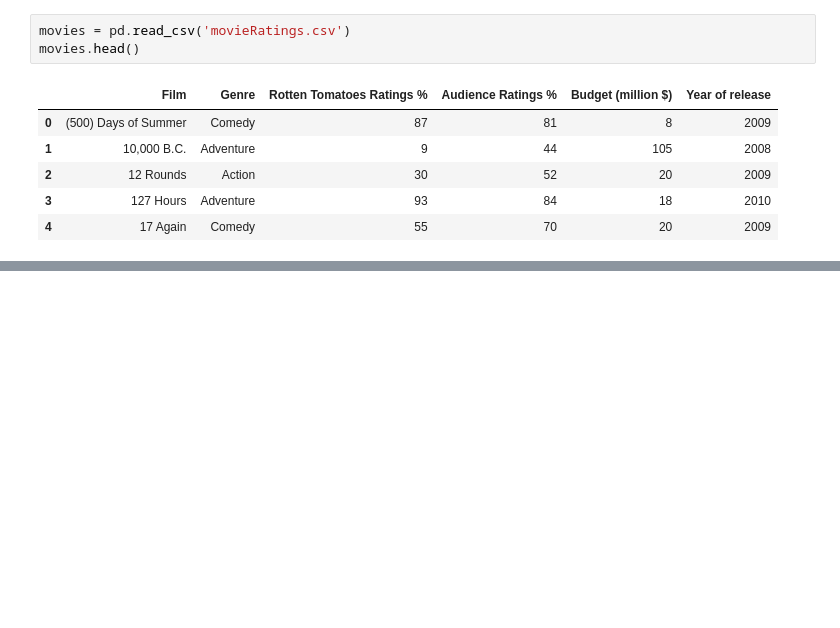
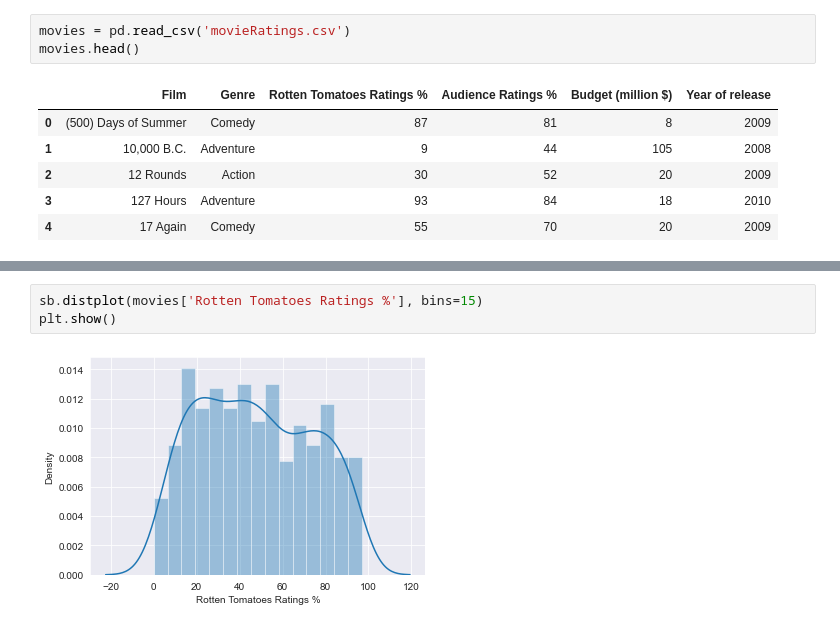
Before and after one commit to BalogunSoliu/myr, a Jupyter notebook: JointPlots.ipynb, the cells around one changed output, grey strips where cells are left out. Cells and saved outputs as stored; diff of their text form; blank space fills up the shorter version.

```diff
--- a/JointPlots.ipynb
+++ b/JointPlots.ipynb
@@ -26,0 +33,5 @@ hist = sb.jointplot(data=movies, x='Budget (million $)', y='Rotten Tomatoes Rati
+# %%
+sb.distplot(movies['Rotten Tomatoes Ratings %'], bins=15)
+plt.show()
+# %% [output]
+[figure, added]
```
Also changed, not shown: parts of 4 cells of this notebook.
